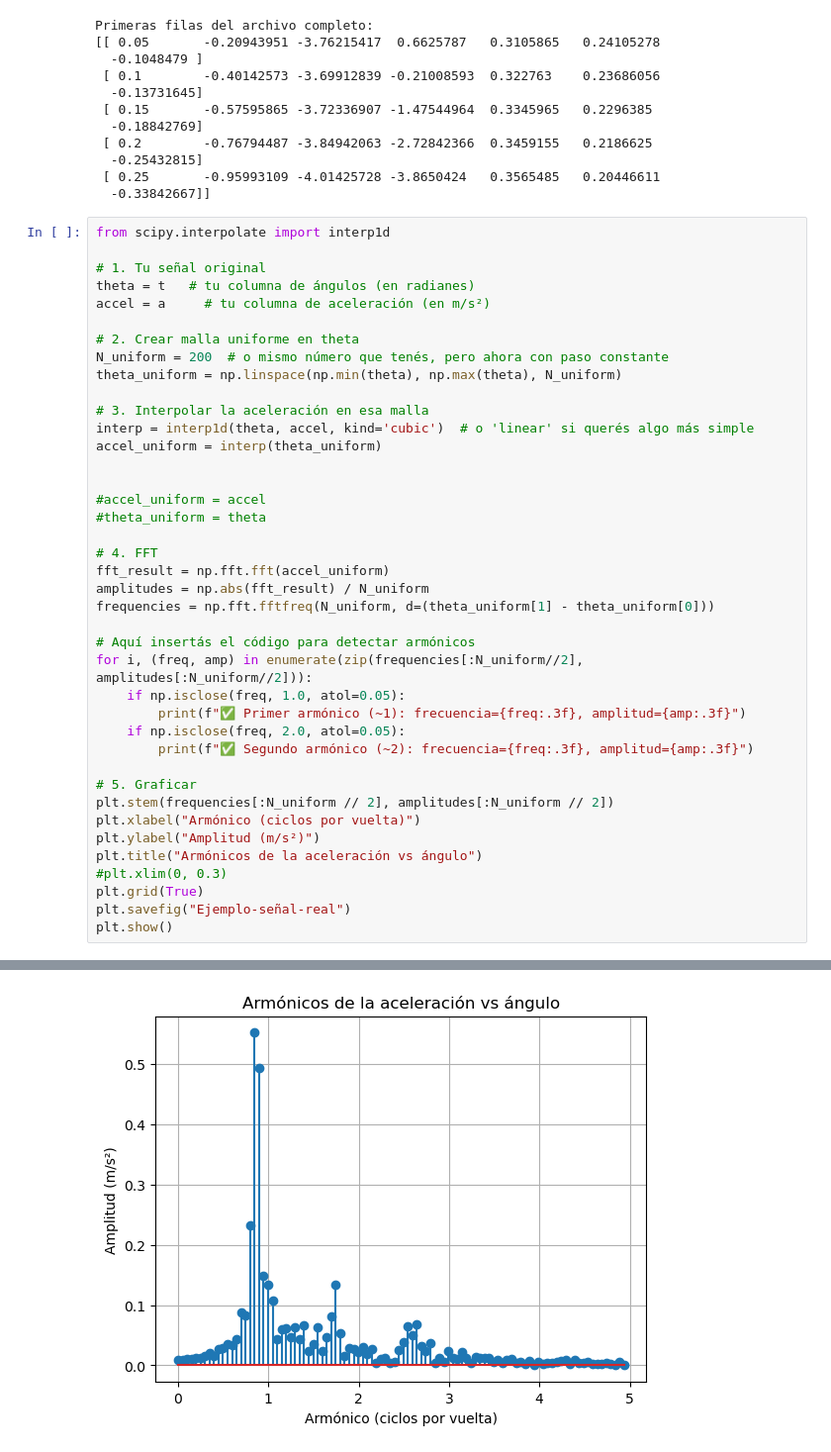
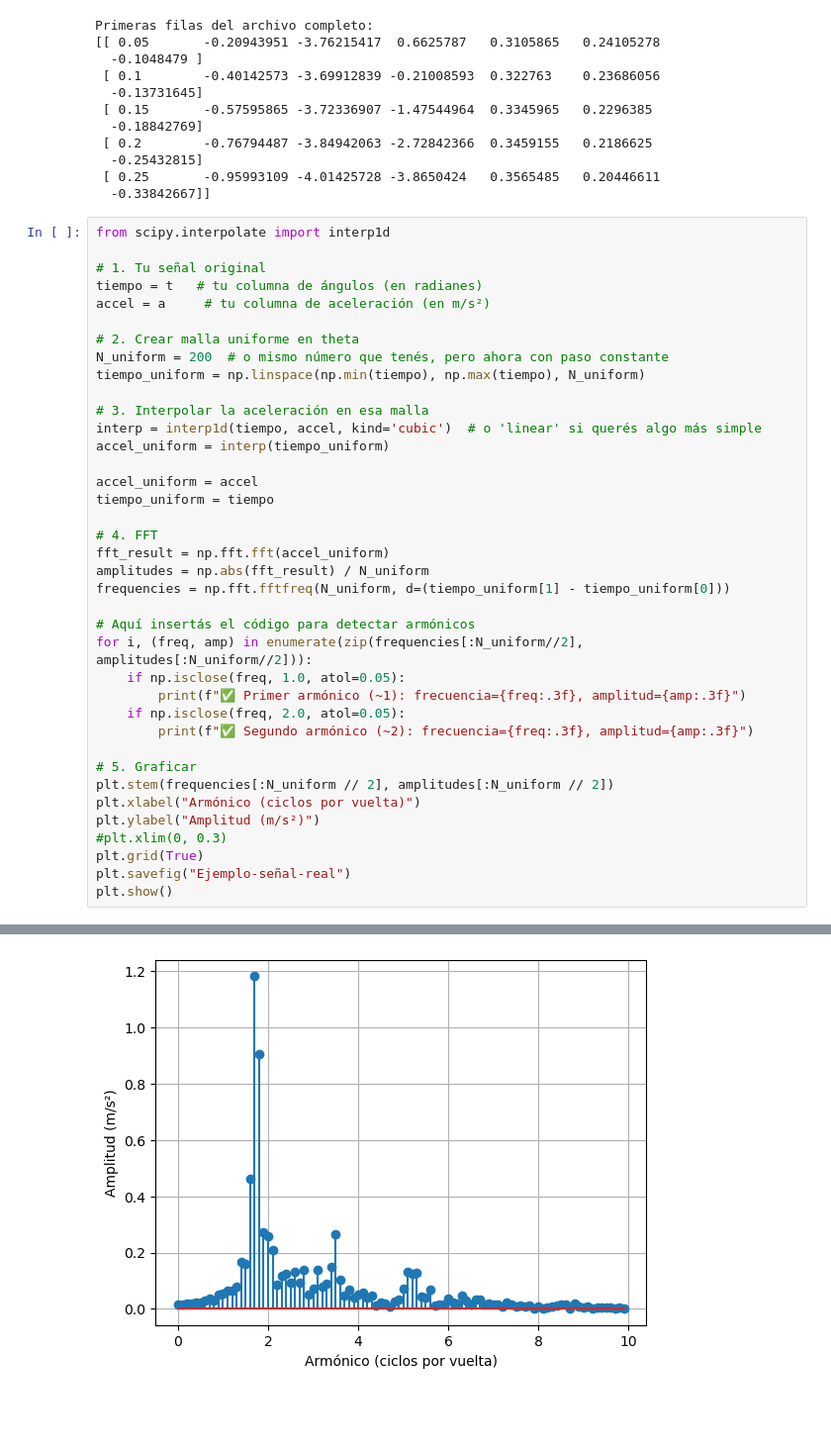
Before and after one commit to alonso121198/DFT-UTEC, a Jupyter notebook: EjemploDFT.ipynb, the cells around one changed output, grey strips where cells are left out. Shown at 99% size. Cells and saved outputs as stored; diff of their text form; blank space fills up the shorter version.

```diff
--- a/EjemploDFT.ipynb
+++ b/EjemploDFT.ipynb
@@ -81,25 +81,24 @@ Primeras filas del archivo completo:
 from scipy.interpolate import interp1d
 
 # 1. Tu señal original
-theta = t   # tu columna de ángulos (en radianes)
+tiempo = t   # tu columna de ángulos (en radianes)
 accel = a     # tu columna de aceleración (en m/s²)
 
 # 2. Crear malla uniforme en theta
 N_uniform = 200  # o mismo número que tenés, pero ahora con paso constante
-theta_uniform = np.linspace(np.min(theta), np.max(theta), N_uniform)
+tiempo_uniform = np.linspace(np.min(tiempo), np.max(tiempo), N_uniform)
 
 # 3. Interpolar la aceleración en esa malla
-interp = interp1d(theta, accel, kind='cubic')  # o 'linear' si querés algo más simple
-accel_uniform = interp(theta_uniform)
+interp = interp1d(tiempo, accel, kind='cubic')  # o 'linear' si querés algo más simple
+accel_uniform = interp(tiempo_uniform)
 
-
-#accel_uniform = accel
-#theta_uniform = theta
+accel_uniform = accel
+tiempo_uniform = tiempo
 
 # 4. FFT
 fft_result = np.fft.fft(accel_uniform)
 amplitudes = np.abs(fft_result) / N_uniform
-frequencies = np.fft.fftfreq(N_uniform, d=(theta_uniform[1] - theta_uniform[0]))
+frequencies = np.fft.fftfreq(N_uniform, d=(tiempo_uniform[1] - tiempo_uniform[0]))
 
 # Aquí insertás el código para detectar armónicos
 for i, (freq, amp) in enumerate(zip(frequencies[:N_uniform//2], amplitudes[:N_uniform//2])):
@@ -112,7 +111,6 @@ for i, (freq, amp) in enumerate(zip(frequencies[:N_uniform//2], amplitudes[:N_un
 plt.stem(frequencies[:N_uniform // 2], amplitudes[:N_uniform // 2])
 plt.xlabel("Armónico (ciclos por vuelta)")
 plt.ylabel("Amplitud (m/s²)")
-plt.title("Armónicos de la aceleración vs ángulo")
 #plt.xlim(0, 0.3)
 plt.grid(True)
 plt.savefig("Ejemplo-señal-real")
@@ -125 +121 @@ plt.show()
-[figure, old version]
+[figure, new version]
```
Also changed, not shown: parts of 1 cell of this notebook, 3 other files.
